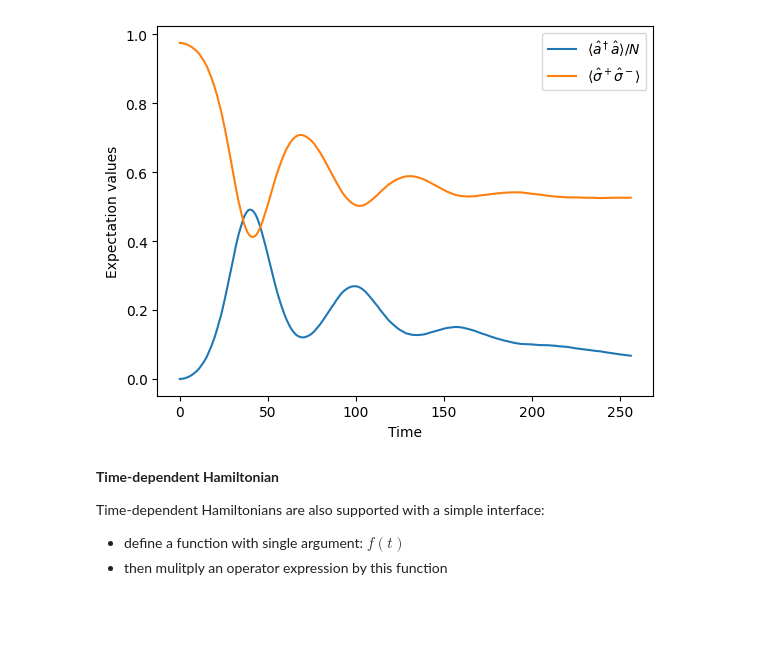
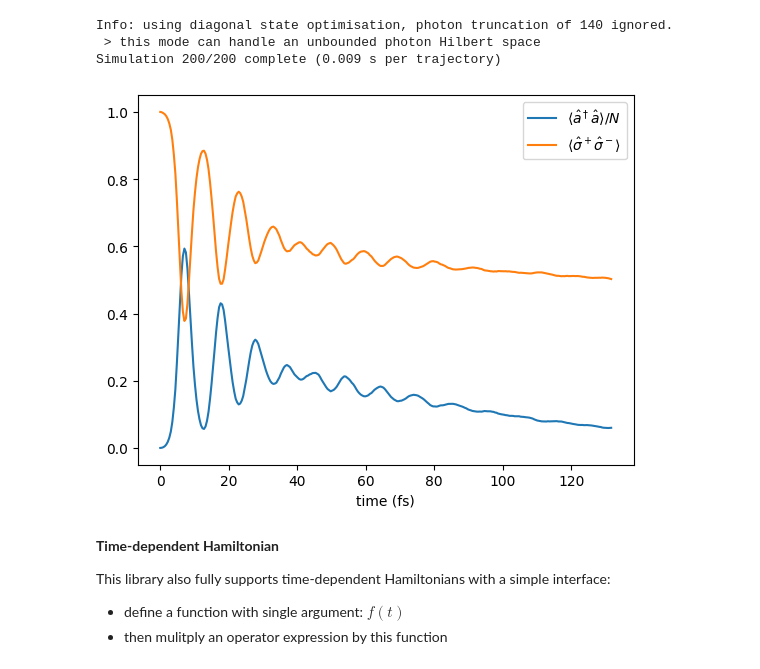
Before and after one commit to ellxor/pimcs, a Jupyter notebook: example_notebook.ipynb, the cells around one changed output. Drawn from its saved outputs; the diff is of its cells as text; code cells hidden in the pictures; blank space fills up the shorter version.

Commit message:
Overhaul repo
- introduce automatic detection of optimisations
- clean up codebase
- tested on macOS and linux

```diff
--- a/example_notebook.ipynb
+++ b/example_notebook.ipynb
@@ -5,5 +7,8 @@ First we use the following imports
 # %%
 import numpy as np
 import matplotlib.pyplot as plt
+from scipy.constants import e, hbar
 
-from pimcs import jspin, destroy, Dicke, rotated_qubits, mcsolve
+from pimcs import Dicke, destroy, excited, ground, jspin, mcsolve, rotated_qubits
+
+EV_TO_FS = 1e15 * hbar / e
@@ -60,23 +81,48 @@ Trajectory [400/400] completed, average time: 1.438 seconds.
 # %%
-# N =  up + down
-# M = (up - down)/2
-# up = N/2 + M
+#system parameters
+N = 140
+CavityTruncation = N
 
-photon = data.expect[0]
-spin_up = N/2 + data.expect[1]
+OmegaC = 0
+OmegaA = 0.35
+Coupling = 0.4 / np.sqrt(N)
 
-plt.plot(times, photon / N, label = "$\\langle \\hat{a}^\\dagger \\hat{a} \\rangle / N$")
-plt.plot(times, spin_up / N, label = "$\\langle \\hat{\\sigma}^+ \\hat{\\sigma}^- \\rangle$")
+H = OmegaC * a.dag()*a + OmegaA * Jz + Coupling * (Jm * a.dag() + Jp * a)
 
-plt.xlabel("Time")
-plt.ylabel("Expectation values")
+system = Dicke(
+    (N, CavityTruncation),
+    H,
+    photon_loss_rate = 0.01,
+    local_dephasing_rate = 4 * 0.0075,
+    local_emission_rate = 0.001,
+)
+
+psi0 = excited() # initial wave function (all spins up)
+
+data = mcsolve(
+    system, psi0, times,
+    [a.dag()*a, Jz],
+    number_of_trajectories = 200,
+    number_of_cpus = 8,
+)
+
+expected_photon_occupation = data[0]
+expected_spin_up_count = N/2 + data[1]
+
+plt.plot(times * EV_TO_FS, expected_photon_occupation / N, label = "$\\langle \\hat{a}^\\dagger \\hat{a} \\rangle / N$")
+plt.plot(times * EV_TO_FS, expected_spin_up_count / N, label = "$\\langle \\hat{\\sigma}^+ \\hat{\\sigma}^- \\rangle$")
+
+plt.xlabel("time (fs)")
 plt.legend(loc = "upper right");
 # %% [output]
+Info: using diagonal state optimisation, photon truncation of 140 ignored.
+ > this mode can handle an unbounded photon Hilbert space
+Simulation 200/200 complete (0.009 s per trajectory)
-[figure, old version]
+[figure, new version]
 # %% [markdown]
 **Time-dependent Hamiltonian**
 
-Time-dependent Hamiltonians are also supported with a simple interface:
+This library also fully supports time-dependent Hamiltonians with a simple interface:
 - define a function with single argument: $f(t)$
 - then mulitply an operator expression by this function
 # %%
```
Also changed, not shown: parts of 18 cells of this notebook, 20 other files.
